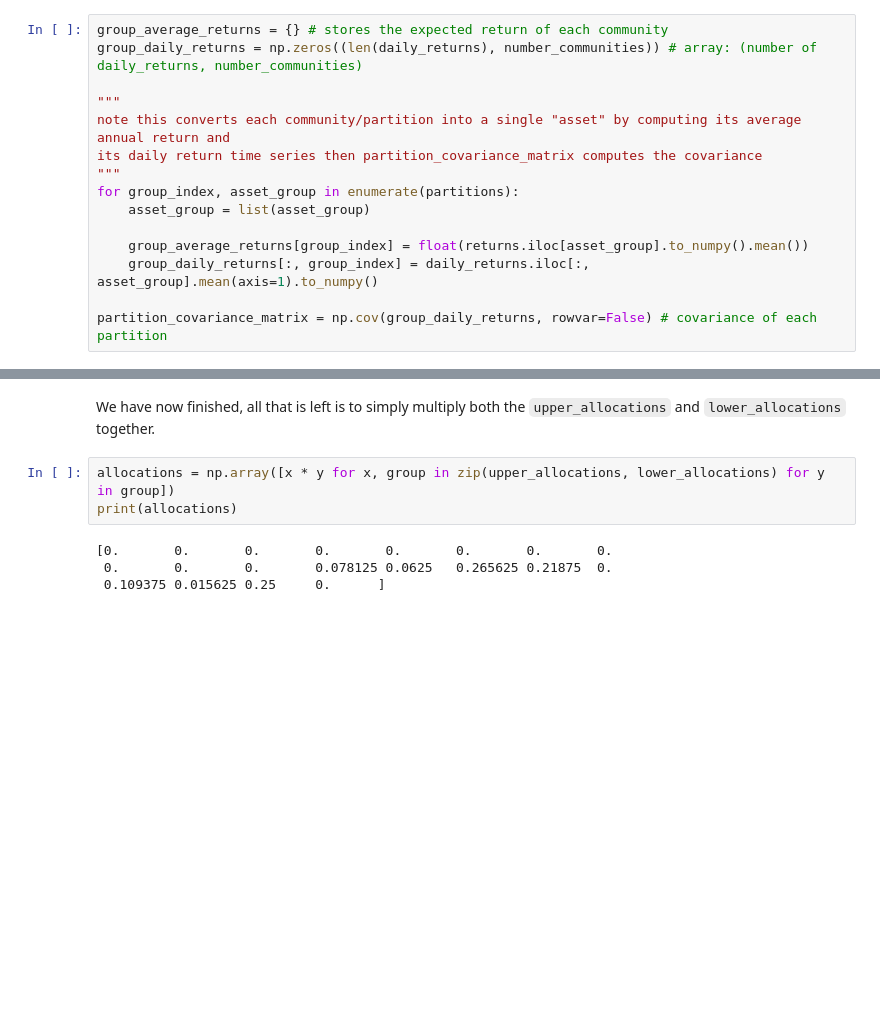
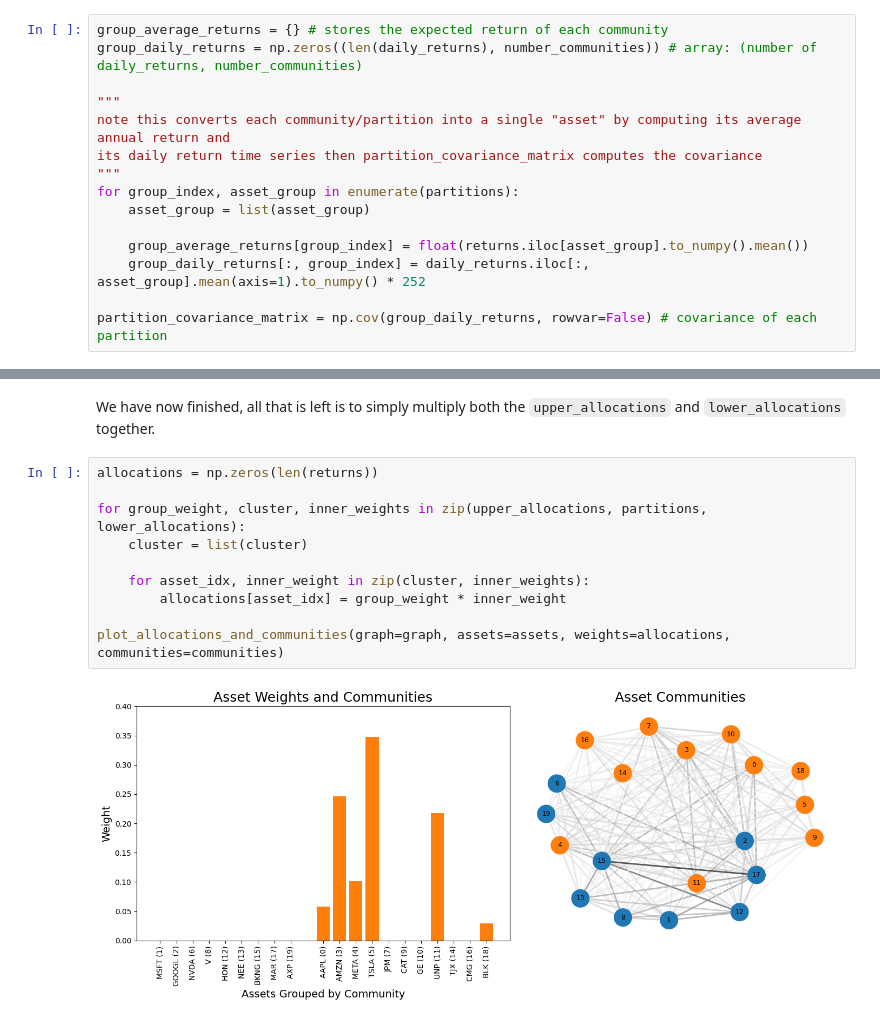
Before and after one commit to kaufmann-group/asset-allocation, a Jupyter notebook: notebooks/Demo.ipynb, the cells around one changed output, grey strips where cells are left out. Drawn from its saved outputs; the diff is of its cells as text; blank space fills up the shorter version.

```diff
--- a/notebooks/Demo.ipynb
+++ b/notebooks/Demo.ipynb
@@ -72,7 +72,7 @@ for group_index, asset_group in enumerate(partitions):
     asset_group = list(asset_group)
 
     group_average_returns[group_index] = float(returns.iloc[asset_group].to_numpy().mean())
-    group_daily_returns[:, group_index] = daily_returns.iloc[:, asset_group].mean(axis=1).to_numpy()
+    group_daily_returns[:, group_index] = daily_returns.iloc[:, asset_group].mean(axis=1).to_numpy() * 252
 
 partition_covariance_matrix = np.cov(group_daily_returns, rowvar=False) # covariance of each partition
 # %% [markdown]
@@ -107,9 +107,14 @@ print(lower_allocations)
 # %% [markdown]
 We have now finished, all that is left is to simply multiply both the `upper_allocations` and `lower_allocations` together.
 # %%
-allocations = np.array([x * y for x, group in zip(upper_allocations, lower_allocations) for y in group])
-print(allocations)
+allocations = np.zeros(len(returns))
+
+for group_weight, cluster, inner_weights in zip(upper_allocations, partitions, lower_allocations):
+    cluster = list(cluster)
+
+    for asset_idx, inner_weight in zip(cluster, inner_weights):
+        allocations[asset_idx] = group_weight * inner_weight
+
+plot_allocations_and_communities(graph=graph, assets=assets, weights=allocations, communities=communities)
 # %% [output]
-[0.       0.       0.       0.       0.       0.       0.       0.
- 0.       0.       0.       0.078125 0.0625   0.265625 0.21875  0.
- 0.109375 0.015625 0.25     0.      ]
+[figure, added]
```
Also changed, not shown: parts of 2 cells of this notebook, 2 other files.
